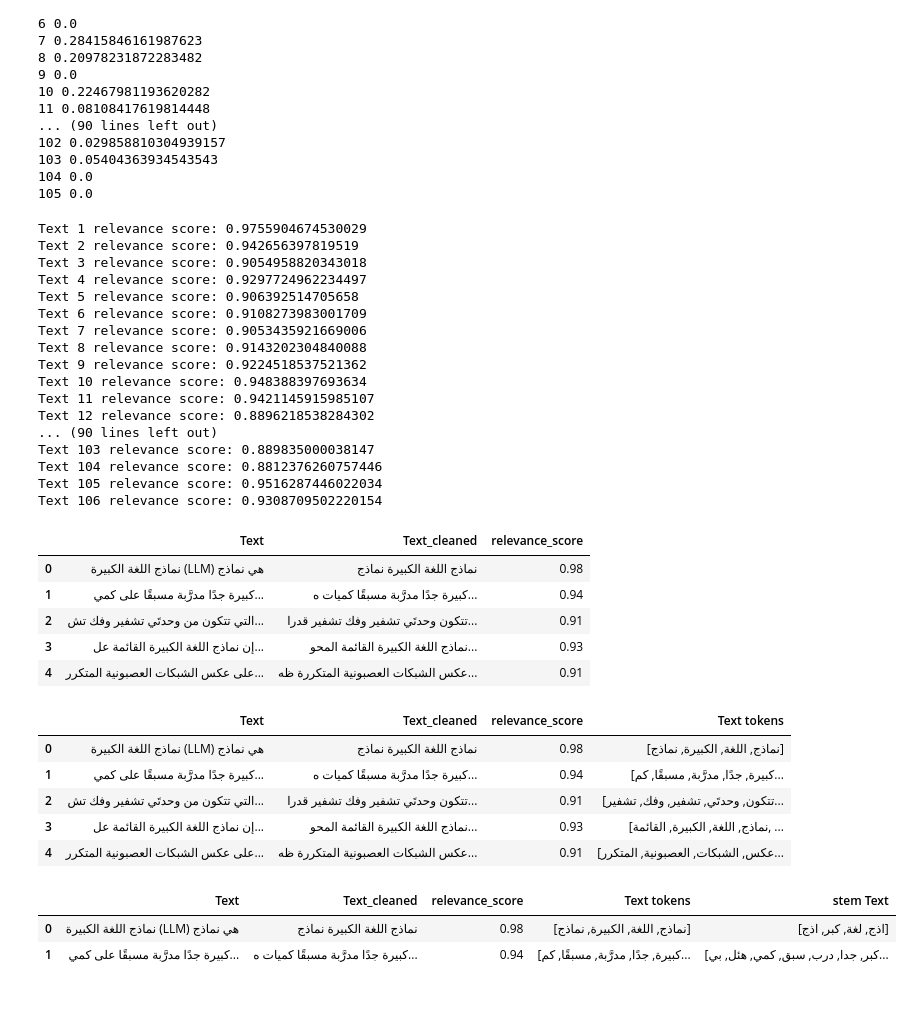
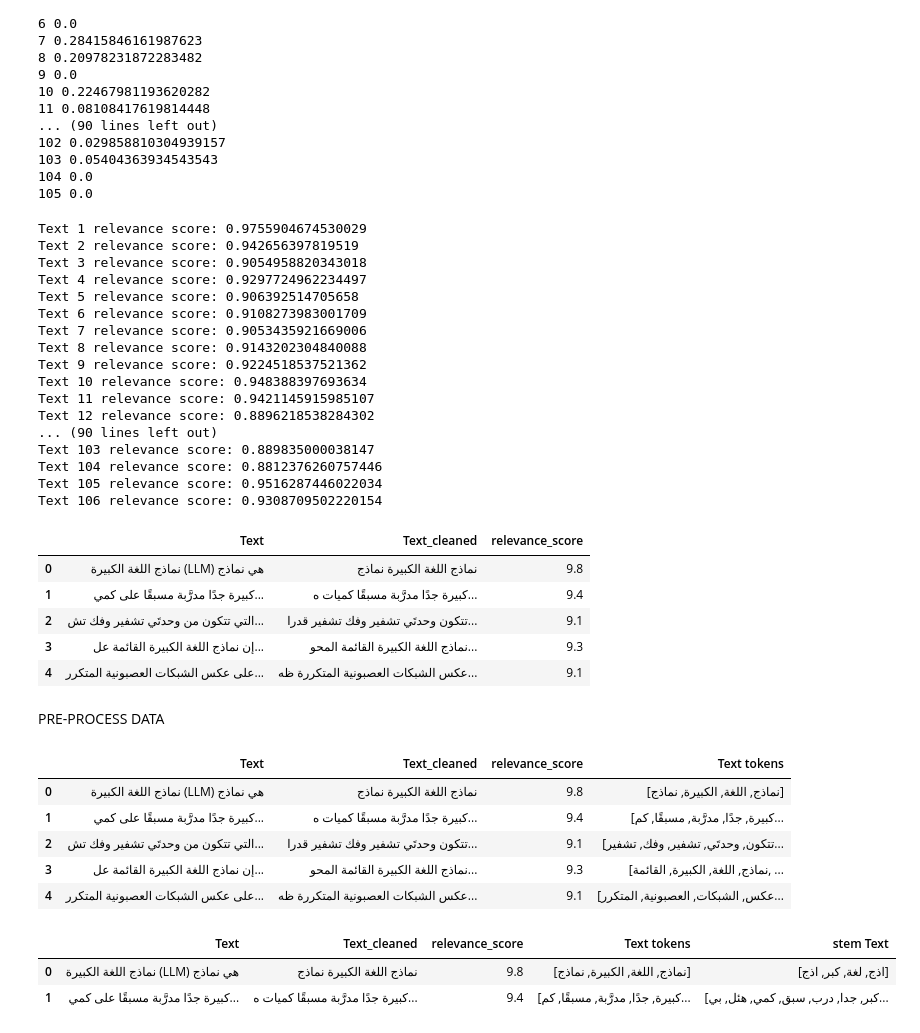
Before and after one commit to Hamzar2/Lab-Transformers, a Jupyter notebook: Part1.ipynb, the cells around one changed output. Saved outputs shown, nothing was run; the diff lists cells and outputs as text; code cells hidden in the pictures; blank space fills up the shorter version.

```diff
--- a/Part1.ipynb
+++ b/Part1.ipynb
@@ -86,49 +84,51 @@ def get_embedding(text , tokenizer):
     return outputs.last_hidden_state.mean(dim=1).detach().numpy()
 
 topic_embedding = get_embedding(topic , tokenizer)
 text_embeddings = np.array([get_embedding(text , tokenizer) for text in texts]).squeeze(1)
 
 relevance_scores = cosine_similarity(topic_embedding, text_embeddings).flatten()
 scores = []
 for i, score in enumerate(relevance_scores):
     print(f"Text {i+1} relevance score: {score}")
-    scores.append(f"{score:.2f}")
+    scores.append(f"{score*10:.1f}")
 df['relevance_score'] = scores
 df.head()
 # %% [output]
 Text 1 relevance score: 0.9755904674530029
 Text 2 relevance score: 0.942656397819519
 Text 3 relevance score: 0.9054958820343018
 Text 4 relevance score: 0.9297724962234497
 Text 5 relevance score: 0.906392514705658
 Text 6 relevance score: 0.9108273983001709
 Text 7 relevance score: 0.9053435921669006
 Text 8 relevance score: 0.9143202304840088
 Text 9 relevance score: 0.9224518537521362
 Text 10 relevance score: 0.948388397693634
 Text 11 relevance score: 0.9421145915985107
 Text 12 relevance score: 0.8896218538284302
 ... (90 lines left out)
 Text 103 relevance score: 0.889835000038147
 Text 104 relevance score: 0.8812376260757446
 Text 105 relevance score: 0.9516287446022034
 Text 106 relevance score: 0.9308709502220154
 |  | Text | Text_cleaned | relevance_score |
-| 0 | نماذج اللغة الكبيرة (LLM) هي نماذج | نماذج اللغة الكبيرة نماذج | 0.98 |
-| 1 | كبيرة جدًا مدرَّبة مسبقًا على كمي... | كبيرة جدًا مدرَّبة مسبقًا كميات ه... | 0.94 |
-| 2 | التي تتكون من وحدتَي تشفير وفك تش... | تتكون وحدتَي تشفير وفك تشفير قدرا... | 0.91 |
-| 3 | إن نماذج اللغة الكبيرة القائمة عل... | نماذج اللغة الكبيرة القائمة المحو... | 0.93 |
-| 4 | على عكس الشبكات العصبونية المتكرر... | عكس الشبكات العصبونية المتكررة ظه... | 0.91 |
+| 0 | نماذج اللغة الكبيرة (LLM) هي نماذج | نماذج اللغة الكبيرة نماذج | 9.8 |
+| 1 | كبيرة جدًا مدرَّبة مسبقًا على كمي... | كبيرة جدًا مدرَّبة مسبقًا كميات ه... | 9.4 |
+| 2 | التي تتكون من وحدتَي تشفير وفك تش... | تتكون وحدتَي تشفير وفك تشفير قدرا... | 9.1 |
+| 3 | إن نماذج اللغة الكبيرة القائمة عل... | نماذج اللغة الكبيرة القائمة المحو... | 9.3 |
+| 4 | على عكس الشبكات العصبونية المتكرر... | عكس الشبكات العصبونية المتكررة ظه... | 9.1 |
+# %% [markdown]
+PRE-PROCESS DATA
 # %%
 df['Text tokens'] = df['Text_cleaned'].apply(word_tokenize)
 df.head()
 # %% [output]
 |  | Text | Text_cleaned | relevance_score | Text tokens |
-| 0 | نماذج اللغة الكبيرة (LLM) هي نماذج | نماذج اللغة الكبيرة نماذج | 0.98 | [نماذج, اللغة, الكبيرة, نماذج] |
-| 1 | كبيرة جدًا مدرَّبة مسبقًا على كمي... | كبيرة جدًا مدرَّبة مسبقًا كميات ه... | 0.94 | [كبيرة, جدًا, مدرَّبة, مسبقًا, كم... |
-| 2 | التي تتكون من وحدتَي تشفير وفك تش... | تتكون وحدتَي تشفير وفك تشفير قدرا... | 0.91 | [تتكون, وحدتَي, تشفير, وفك, تشفير... |
-| 3 | إن نماذج اللغة الكبيرة القائمة عل... | نماذج اللغة الكبيرة القائمة المحو... | 0.93 | [نماذج, اللغة, الكبيرة, القائمة, ... |
-| 4 | على عكس الشبكات العصبونية المتكرر... | عكس الشبكات العصبونية المتكررة ظه... | 0.91 | [عكس, الشبكات, العصبونية, المتكرر... |
+| 0 | نماذج اللغة الكبيرة (LLM) هي نماذج | نماذج اللغة الكبيرة نماذج | 9.8 | [نماذج, اللغة, الكبيرة, نماذج] |
+| 1 | كبيرة جدًا مدرَّبة مسبقًا على كمي... | كبيرة جدًا مدرَّبة مسبقًا كميات ه... | 9.4 | [كبيرة, جدًا, مدرَّبة, مسبقًا, كم... |
+| 2 | التي تتكون من وحدتَي تشفير وفك تش... | تتكون وحدتَي تشفير وفك تشفير قدرا... | 9.1 | [تتكون, وحدتَي, تشفير, وفك, تشفير... |
+| 3 | إن نماذج اللغة الكبيرة القائمة عل... | نماذج اللغة الكبيرة القائمة المحو... | 9.3 | [نماذج, اللغة, الكبيرة, القائمة, ... |
+| 4 | على عكس الشبكات العصبونية المتكرر... | عكس الشبكات العصبونية المتكررة ظه... | 9.1 | [عكس, الشبكات, العصبونية, المتكرر... |
 # %%
 stemmer = ISRIStemmer()
 stemm  = []
@@ -138,8 +138,8 @@ df['stem Text'] = stemm
 df.head(2)
 # %% [output]
 |  | Text | Text_cleaned | relevance_score | Text tokens | stem Text |
-| 0 | نماذج اللغة الكبيرة (LLM) هي نماذج | نماذج اللغة الكبيرة نماذج | 0.98 | [نماذج, اللغة, الكبيرة, نماذج] | [اذج, لغة, كبر, اذج] |
-| 1 | كبيرة جدًا مدرَّبة مسبقًا على كمي... | كبيرة جدًا مدرَّبة مسبقًا كميات ه... | 0.94 | [كبيرة, جدًا, مدرَّبة, مسبقًا, كم... | [كبر, جدا, درب, سبق, كمي, هئل, بي... |
+| 0 | نماذج اللغة الكبيرة (LLM) هي نماذج | نماذج اللغة الكبيرة نماذج | 9.8 | [نماذج, اللغة, الكبيرة, نماذج] | [اذج, لغة, كبر, اذج] |
+| 1 | كبيرة جدًا مدرَّبة مسبقًا على كمي... | كبيرة جدًا مدرَّبة مسبقًا كميات ه... | 9.4 | [كبيرة, جدًا, مدرَّبة, مسبقًا, كم... | [كبر, جدا, درب, سبق, كمي, هئل, بي... |
 # %%
 lemmatiser = Lemmatizer()
 lemm  = []
```
Also changed, not shown: parts of 6 cells of this notebook.
